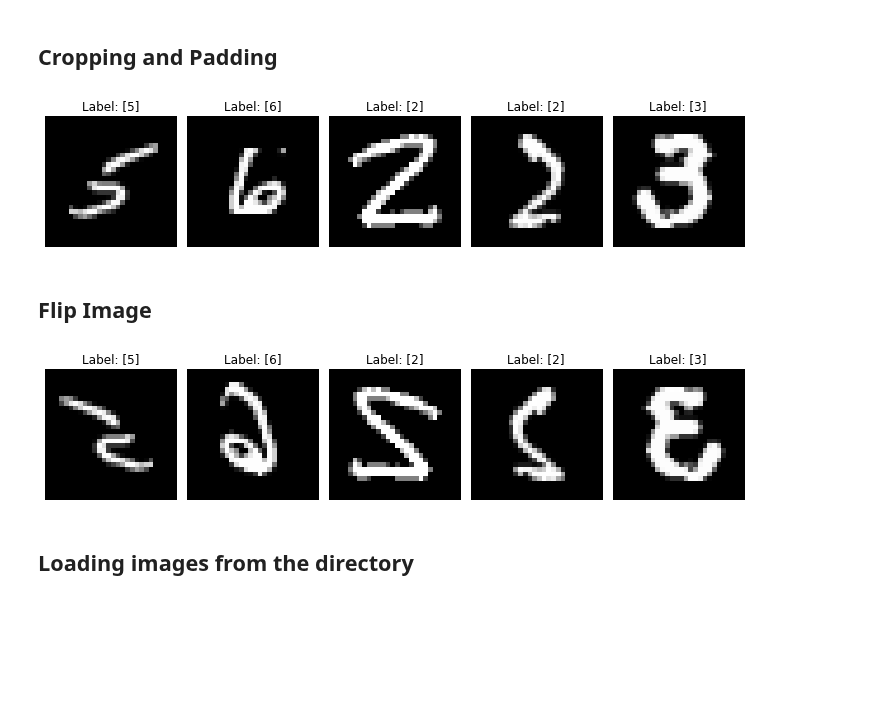
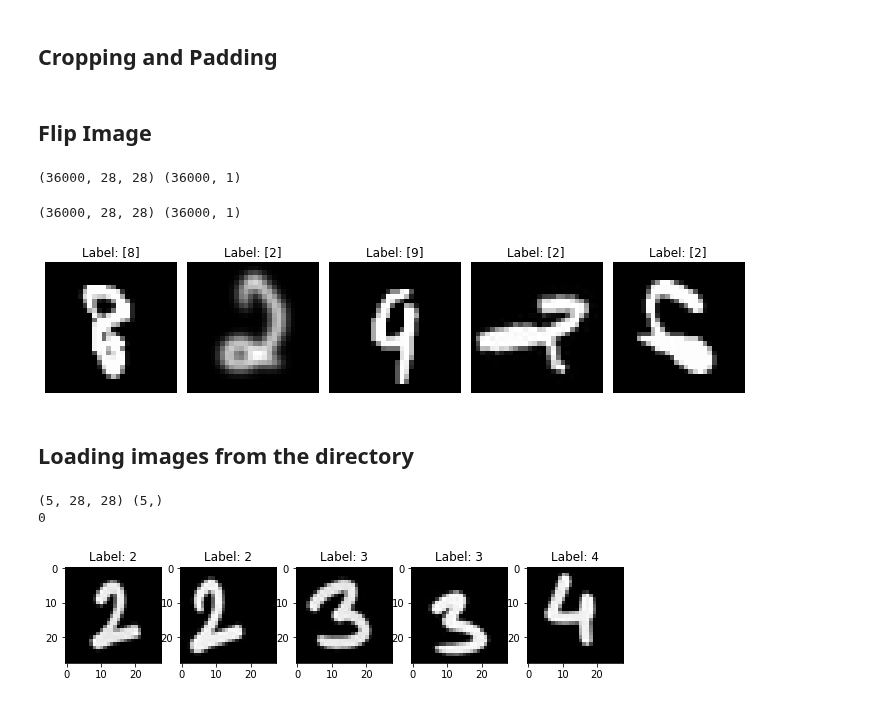
Before and after one commit to kattelsameer/HandWritten-Digit-Recognition-using-Deep-Learning, a Jupyter notebook: 10. Extended/Data Augmentation.ipynb, the cells around one changed output. Drawn from its saved outputs; the diff is of its cells as text; code cells hidden in the pictures; blank space fills up the shorter version.

Commit message:
Complete Image Augmentation process

```diff
--- a/10. Extended/Data Augmentation.ipynb
+++ b/10. Extended/Data Augmentation.ipynb
@@ -268,7 +260,7 @@ def crop_and_pad(images, labels, crop_center = True, save_image = False):
 fig = plt.figure(figsize=(10, 3))
 axes = fig.subplots(1, imgs.shape[0])
 
-cropped_images, labels = crop_and_pad(imgs,lbls,crop_center = True, save_image = False)
+cropped_images, labels = crop_and_pad_images(imgs,lbls,crop_center = False, save_image = False)
 
 for i in range(lbls.shape[0]):
     axes[i].imshow(cropped_images[i], cmap='gray')
@@ -277,15 +269,13 @@ for i in range(lbls.shape[0]):
 
 fig.set_tight_layout(True)
 plt.show()
-# %% [output]
-[figure, removed]
 # %% [markdown]
 ## Flip Image
 # %%
 #Flipping image
 
 
-def horizontal_flip(images,labels, save_image = False):
+def horizontal_flip_images(images,labels, save_image = False):
     m = labels.shape[0]
 
     if save_image:
@@ -301,7 +291,7 @@ def horizontal_flip(images,labels, save_image = False):
         if(save_image):
 #             https://stackoverflow.com/questions/55319949/pil-typeerror-cannot-handle-this-data-type
             img = Image.fromarray((flip_h * 255).astype(np.uint8))
-            img.save(path + str(labels[i])+"_hFlipped_"+str(i+1)+".jpg")
+            img.save(path + str(np.squeeze(labels[i]))+"_hFlipped_"+str(i+1)+".jpg")
 
         flipped_images.append(flip_h)
 
@@ -310,7 +300,7 @@ def horizontal_flip(images,labels, save_image = False):
 fig = plt.figure(figsize=(10, 3))
 axes = fig.subplots(1, imgs.shape[0])
 
-flipped_images, labels = horizontal_flip(imgs,lbls,save_image = True)
+flipped_images, labels = horizontal_flip_images(imgs,lbls,save_image = False)
 
 for i in range(lbls.shape[0]):
     axes[i].imshow(flipped_images[i], cmap='gray')
@@ -319,5 +309,3 @@ for i in range(lbls.shape[0]):
 
 fig.set_tight_layout(True)
 plt.show()
-# %% [output]
-[figure, removed]
@@ -327,16 +353,26 @@ def img_augment(images, labels, rescale = None, horizontal_flip = False, crop_an
+# %%
+
+augmented_images, augmented_labels = augment_img(train_x_orig, train_y_orig, horizontal_flip = True, crop_and_pad = True, rotate = True, shift = True, blur = True, save_images = True)
+# %% [output]
+(36000, 28, 28) (36000, 1)
 # %%
+print(augmented_images.shape, augmented_labels.shape)
+
 fig = plt.figure(figsize=(10, 3))
-axes = fig.subplots(1, imgs.shape[0])
+axes = fig.subplots(1, 5)
 
-flipped_images, labels = img_augment(imgs,lbls,save_image = True)
-
-for i in range(lbls.shape[0]):
-    axes[i].imshow(flipped_images[i], cmap='gray')
-    axes[i].set_title("Label: %s"%labels[i])
+for i in range(5):
+    axes[i].imshow(augmented_images[i], cmap='gray')
+    axes[i].set_title("Label: %s"%augmented_labels[i])
     axes[i].set_axis_off()
 
 fig.set_tight_layout(True)
 plt.show()
+
+# visualize_dataset(augmented_images, augmented_labels, dataset = "mnist", dataset_type = "training")
+# %% [output]
+(36000, 28, 28) (36000, 1)
+[figure, added]
 # %% [markdown]
 ## Loading images from the directory
 # %%
@@ -399,3 +400,24 @@ print(sys.getsizeof(r), sys.getsizeof(p))
+# %%
+
+image_path = "Sample Images/"
+images, labels = load_images_from_file(path = image_path)
+# print(images.shape)
+
+
+imgs = images[5:10]
+lbls = labels[5:10]
+
+print(imgs.shape, lbls.shape)
+fig = plt.figure(figsize=(10, 3))
+axes= fig.subplots(1, imgs.shape[0])
+for i, img in enumerate(imgs):
+    axes[i].imshow(img, cmap = "gray")
+    axes[i].set_title("Label: %s"%lbls[i])
+print(imgs[1][1,1])
+# %% [output]
+(5, 28, 28) (5,)
+0
+[figure, added]
 # %%
 from time import sleep
 
```
Also changed, not shown: parts of 16 cells of this notebook, 1 other file.
